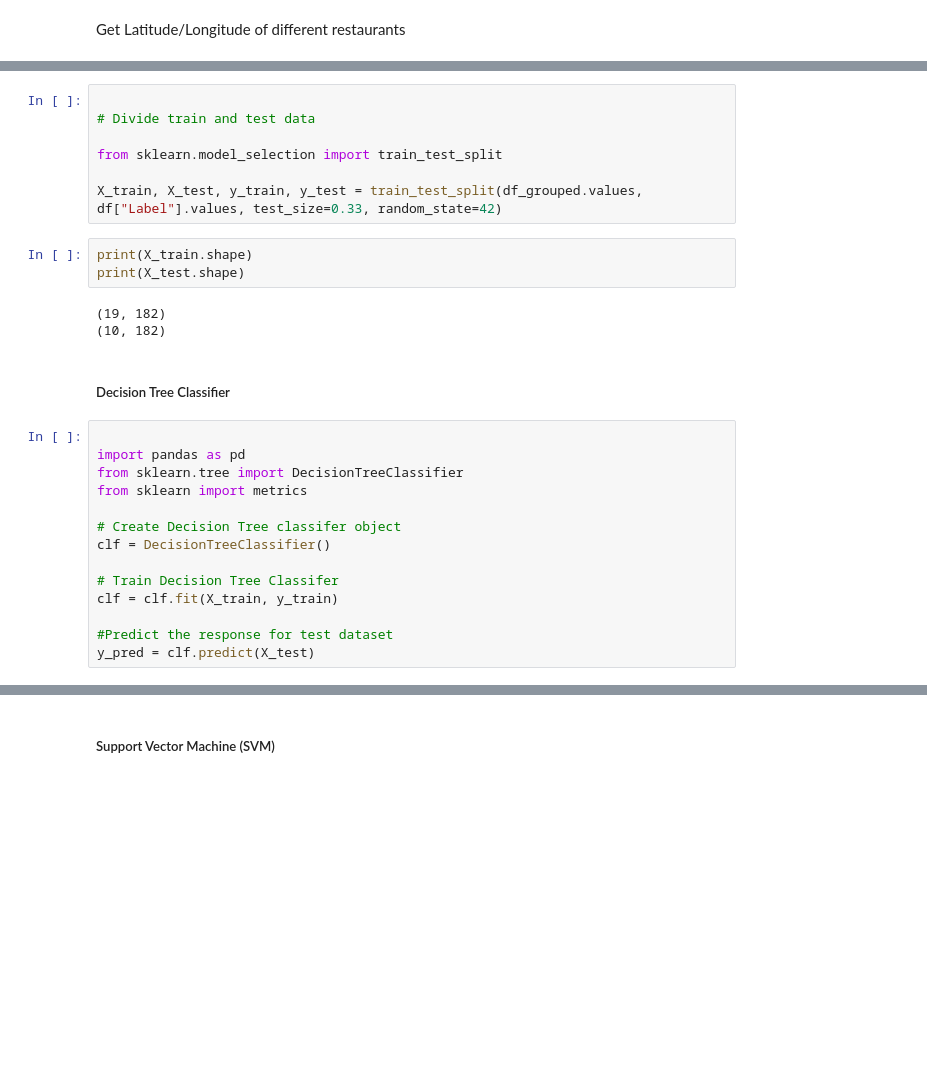
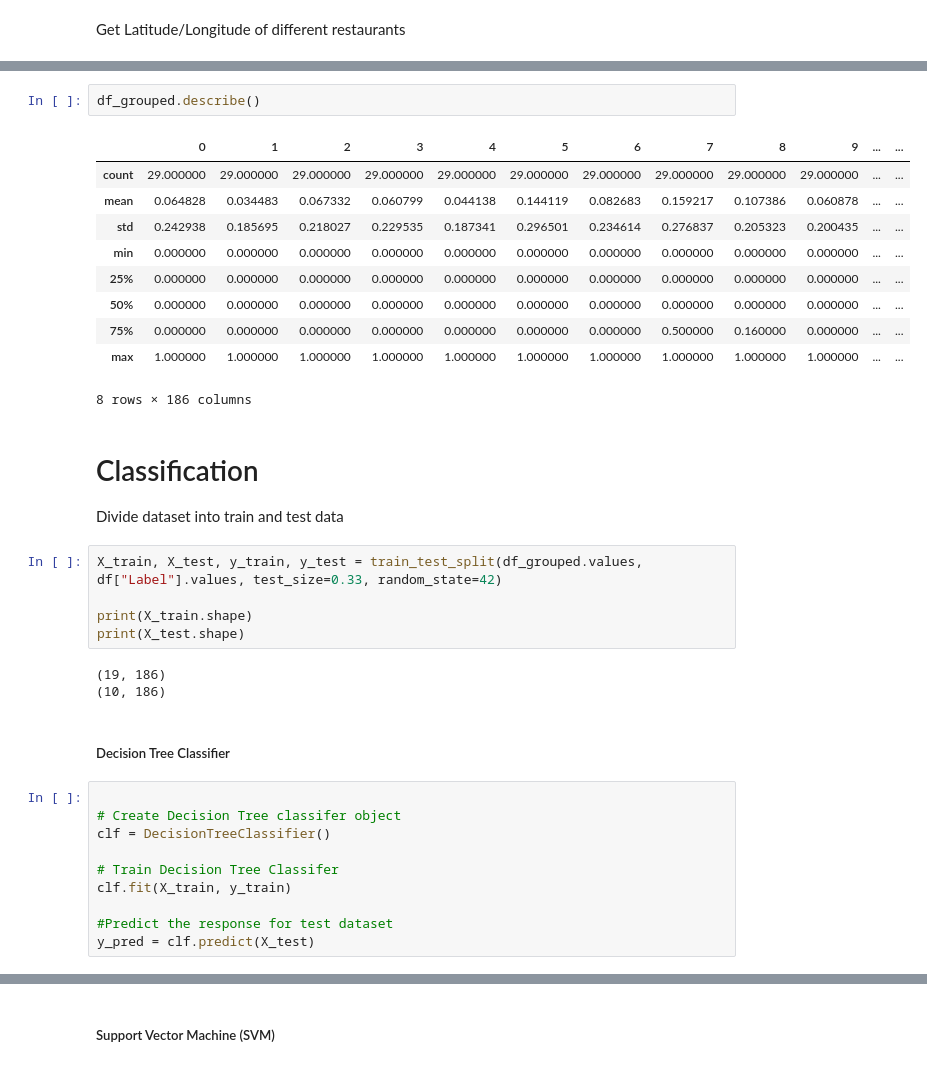
Before and after one commit to Mariocedo/Coursera_Capstone, a Jupyter notebook: Capstone_LastAssignment.ipynb, the cells around one changed output, grey strips where cells are left out. Drawn from its saved outputs; the diff is of its cells as text; blank space fills up the shorter version.

```diff
--- a/Capstone_LastAssignment.ipynb
+++ b/Capstone_LastAssignment.ipynb
@@ -291,29 +316,37 @@ plt.show()
+# %%
+df_grouped.describe()
+# %% [output]
+|  | 0 | 1 | 2 | 3 | 4 | 5 | 6 | 7 | 8 | 9 | ... | ... |
+| count | 29.000000 | 29.000000 | 29.000000 | 29.000000 | 29.000000 | 29.000000 | 29.000000 | 29.000000 | 29.000000 | 29.000000 | ... | ... |
+| mean | 0.064828 | 0.034483 | 0.067332 | 0.060799 | 0.044138 | 0.144119 | 0.082683 | 0.159217 | 0.107386 | 0.060878 | ... | ... |
+| std | 0.242938 | 0.185695 | 0.218027 | 0.229535 | 0.187341 | 0.296501 | 0.234614 | 0.276837 | 0.205323 | 0.200435 | ... | ... |
+| min | 0.000000 | 0.000000 | 0.000000 | 0.000000 | 0.000000 | 0.000000 | 0.000000 | 0.000000 | 0.000000 | 0.000000 | ... | ... |
+| 25% | 0.000000 | 0.000000 | 0.000000 | 0.000000 | 0.000000 | 0.000000 | 0.000000 | 0.000000 | 0.000000 | 0.000000 | ... | ... |
+| 50% | 0.000000 | 0.000000 | 0.000000 | 0.000000 | 0.000000 | 0.000000 | 0.000000 | 0.000000 | 0.000000 | 0.000000 | ... | ... |
+| 75% | 0.000000 | 0.000000 | 0.000000 | 0.000000 | 0.000000 | 0.000000 | 0.000000 | 0.500000 | 0.160000 | 0.000000 | ... | ... |
+| max | 1.000000 | 1.000000 | 1.000000 | 1.000000 | 1.000000 | 1.000000 | 1.000000 | 1.000000 | 1.000000 | 1.000000 | ... | ... |
+8 rows × 186 columns
+# %% [markdown]
+# Classification
+
+Divide dataset into train and test data
 # %%
+X_train, X_test, y_train, y_test = train_test_split(df_grouped.values, df["Label"].values, test_size=0.33, random_state=42)
 
-# Divide train and test data
-
-from sklearn.model_selection import train_test_split
-
-X_train, X_test, y_train, y_test = train_test_split(df_grouped.values, df["Label"].values, test_size=0.33, random_state=42)
+print(X_train.shape)
+print(X_test.shape)
+# %% [output]
+(19, 186)
+(10, 186)
-# %%
-print(X_train.shape)
-print(X_test.shape)
-# %% [output]
-(19, 182)
-(10, 182)
 # %% [markdown]
 ##### Decision Tree Classifier
 # %%
-
-import pandas as pd
-from sklearn.tree import DecisionTreeClassifier
-from sklearn import metrics
 
 # Create Decision Tree classifer object
 clf = DecisionTreeClassifier()
 
 # Train Decision Tree Classifer
-clf = clf.fit(X_train, y_train)
+clf.fit(X_train, y_train)
 
 #Predict the response for test dataset
 y_pred = clf.predict(X_test)
```
Also changed, not shown: parts of 32 cells of this notebook.
